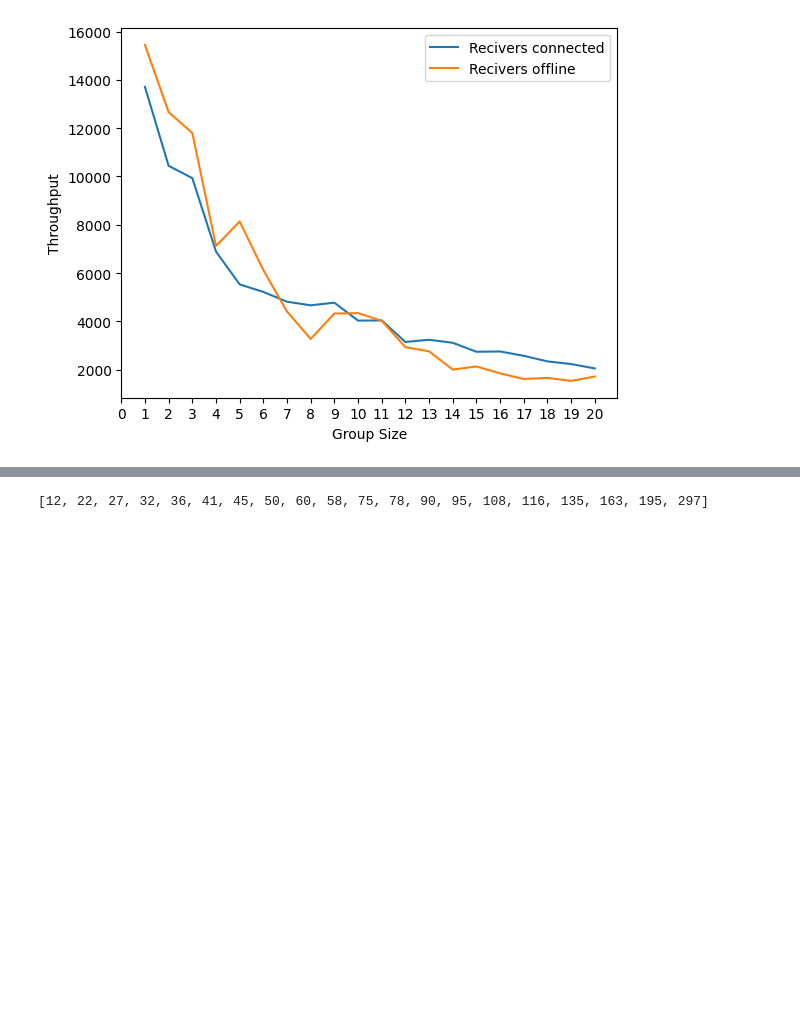
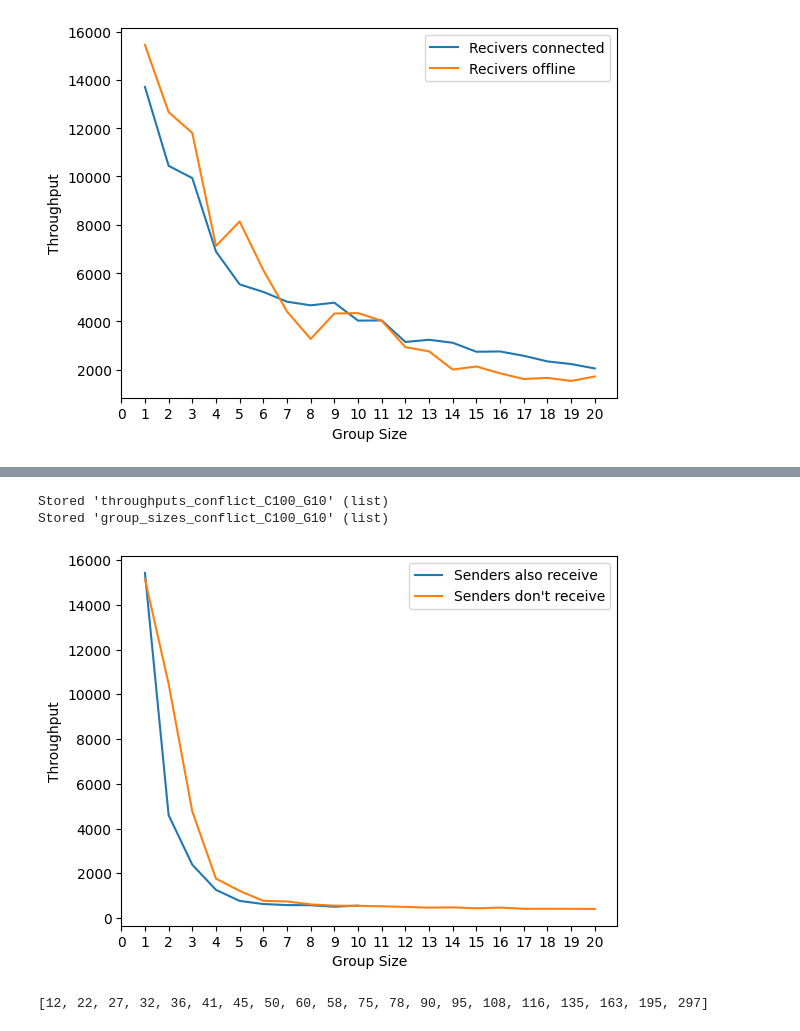
Before and after one commit to princeton-sns/frida, a Jupyter notebook: benchmark_notebook.ipynb, the cells around one changed output, grey strips where cells are left out. Cells and saved outputs as stored; diff of their text form; code cells hidden in the pictures; blank space fills up the shorter version.

```diff
--- a/benchmark_notebook.ipynb
+++ b/benchmark_notebook.ipynb
@@ -355,3 +442,23 @@ async def run_conflicts_exp_single(num_nodes = 10, duration = 20, keepout = 5, d
+# %%
+throughputs_conflict_C100_G10 = throughputs
+group_sizes_conflict_C100_G10 = group_sizes
+%store throughputs_conflict_C100_G10
+%store group_sizes_conflict_C100_G10
+write_to_file("throughputs_conflict_C100_G10", throughputs_conflict_C100_G10)
+write_to_file("group_sizes_conflict_C100_G10", group_sizes_conflict_C100_G10)
+# %% [output]
+Stored 'throughputs_conflict_C100_G10' (list)
+Stored 'group_sizes_conflict_C100_G10' (list)
+# %%
+plt.plot(group_sizes_conflict_C100_G10, throughputs_conflict_C100_G10, label="Senders also receive")
+plt.plot(group_sizes_conflict_C100_G20_NORECV, throughputs_conflict_C100_G20_NORECV, label="Senders don't receive")
+plt.xticks(np.arange(0, 21, step = 1))
+plt.xlabel("Group Size")
+plt.ylabel("Throughput")
+plt.legend()
+plt.show()
+# %% [output]
+[figure, added]
 # %%
 async def run_latency_exp_single(num_nodes = 10, duration = 20, keepout = 5, data_size = 0,num_clients = 100, server_node = "node0", is_warmup = False, trial = 0):
 #     num_clients = num_nodes * num_clients_per_node
```
Also changed, not shown: parts of 12 cells of this notebook, 2 other files.
